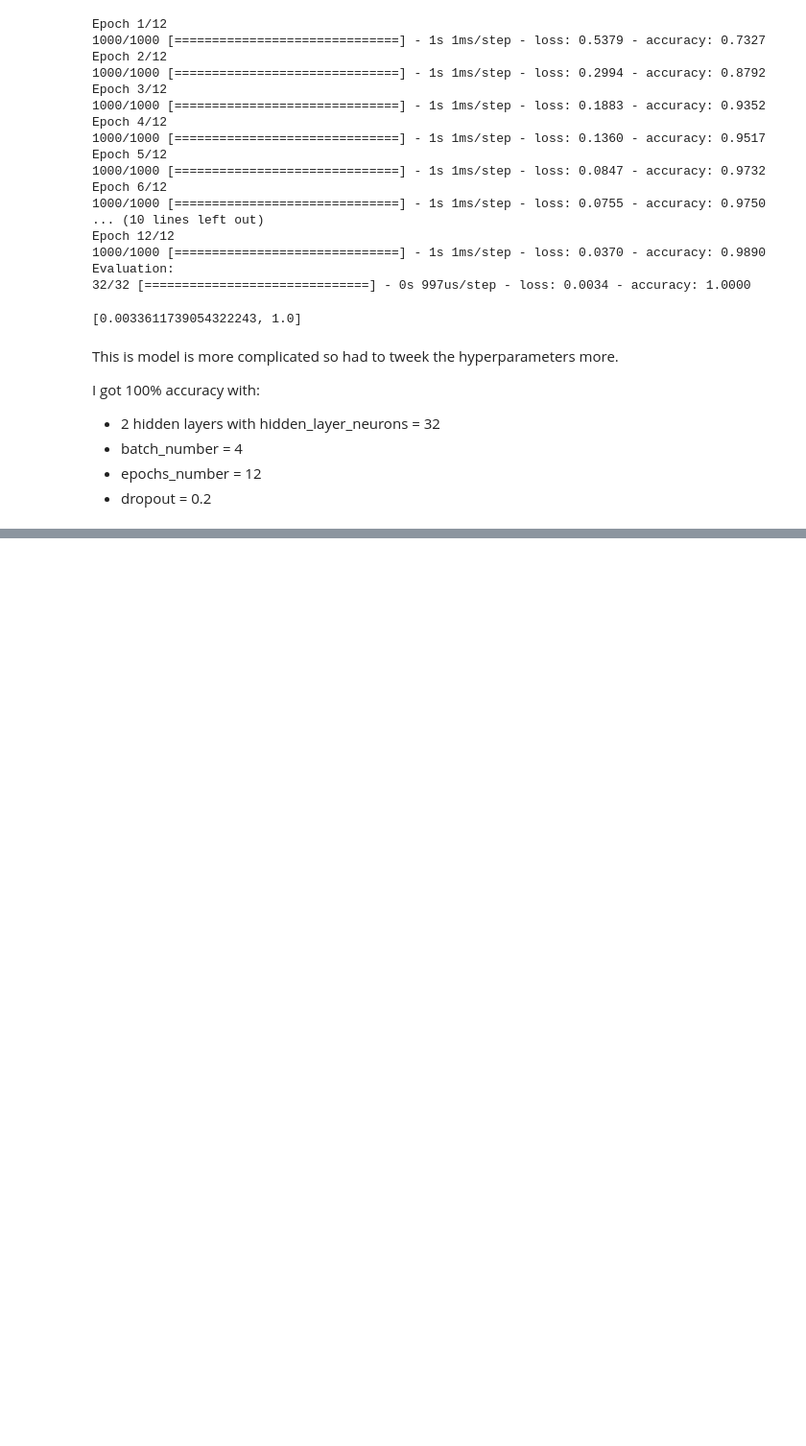
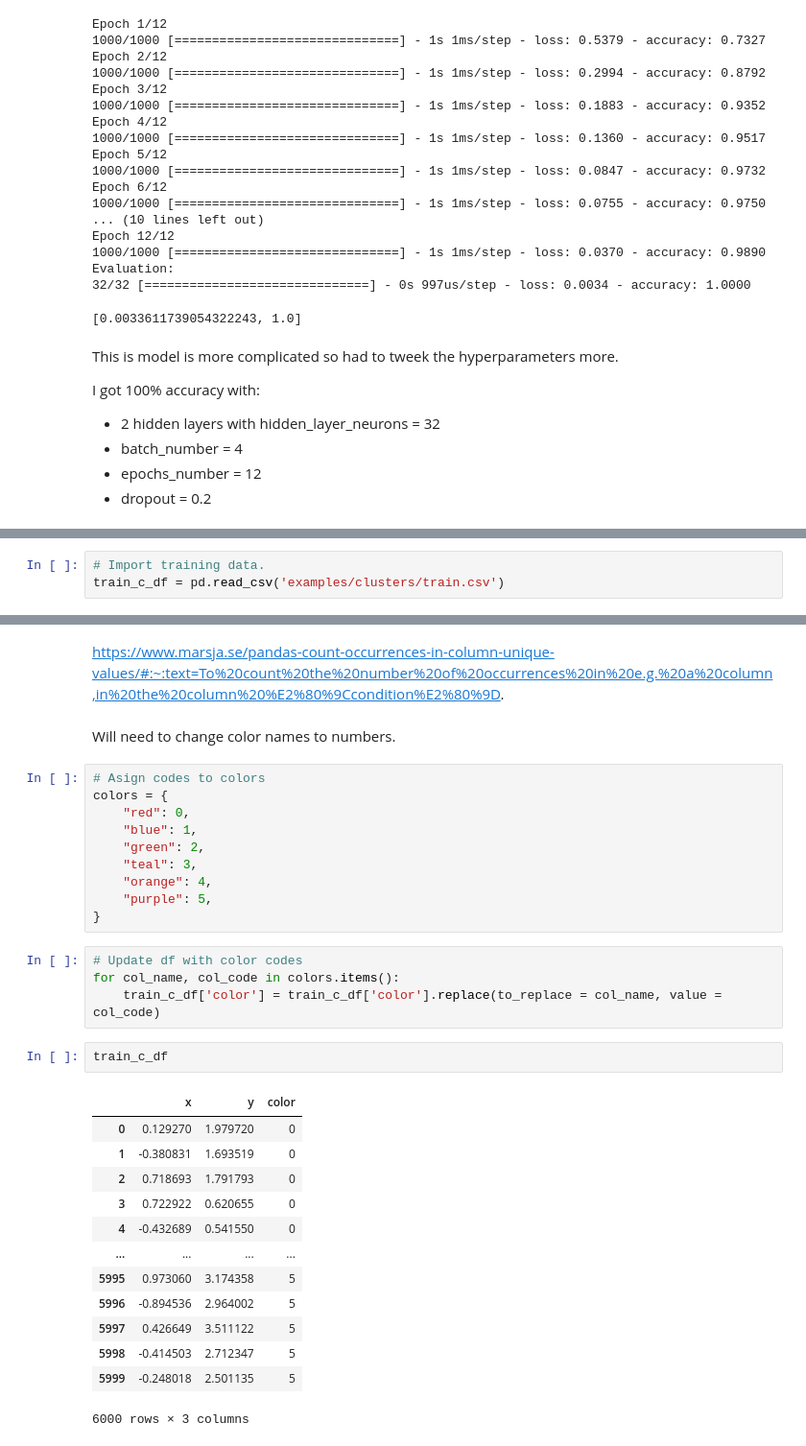
Before and after one commit to ShaneOG2/machstat-assessment, a Jupyter notebook: Practicals/Regular Tasks/Topic 4 - Machine Learning.ipynb, the cells around one changed output, grey strips where cells are left out. Shown at 96% size. Saved outputs shown, nothing was run; the diff lists cells and outputs as text; blank space fills up the shorter version.

Commit message:
Coded clusters.

```diff
--- a/Practicals/Regular Tasks/Topic 4 - Machine Learning.ipynb
+++ b/Practicals/Regular Tasks/Topic 4 - Machine Learning.ipynb
@@ -306,0 +311,3 @@ I got 100% accuracy with:
+# %%
+# Import training data.
+train_c_df = pd.read_csv('examples/clusters/train.csv')
@@ -306,0 +324,34 @@ I got 100% accuracy with:
+# %% [markdown]
+https://www.marsja.se/pandas-count-occurrences-in-column-unique-values/#:~:text=To%20count%20the%20number%20of%20occurrences%20in%20e.g.%20a%20column,in%20the%20column%20%E2%80%9Ccondition%E2%80%9D.
+# %% [markdown]
+Will need to change color names to numbers.
+# %%
+# Asign codes to colors
+colors = {
+    "red": 0,
+    "blue": 1,
+    "green": 2,
+    "teal": 3,
+    "orange": 4,
+    "purple": 5,
+}
+# %%
+# Update df with color codes
+for col_name, col_code in colors.items():
+    train_c_df['color'] = train_c_df['color'].replace(to_replace = col_name, value = col_code)
+# %%
+train_c_df
+# %% [output]
+|  | x | y | color |
+| 0 | 0.129270 | 1.979720 | 0 |
+| 1 | -0.380831 | 1.693519 | 0 |
+| 2 | 0.718693 | 1.791793 | 0 |
+| 3 | 0.722922 | 0.620655 | 0 |
+| 4 | -0.432689 | 0.541550 | 0 |
+| ... | ... | ... | ... |
+| 5995 | 0.973060 | 3.174358 | 5 |
+| 5996 | -0.894536 | 2.964002 | 5 |
+| 5997 | 0.426649 | 3.511122 | 5 |
+| 5998 | -0.414503 | 2.712347 | 5 |
+| 5999 | -0.248018 | 2.501135 | 5 |
+6000 rows × 3 columns
```
Also changed, not shown: parts of 8 cells of this notebook, 4 other files.
